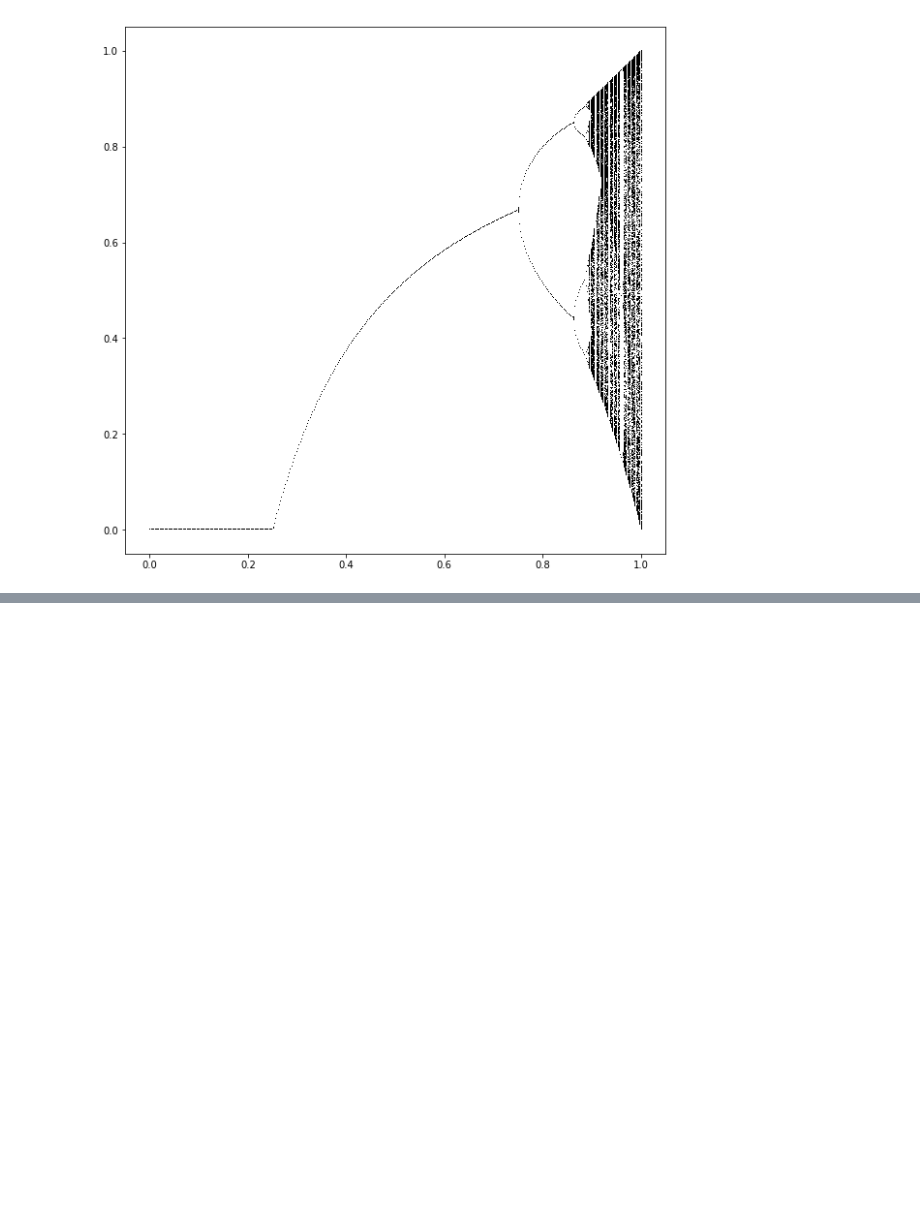
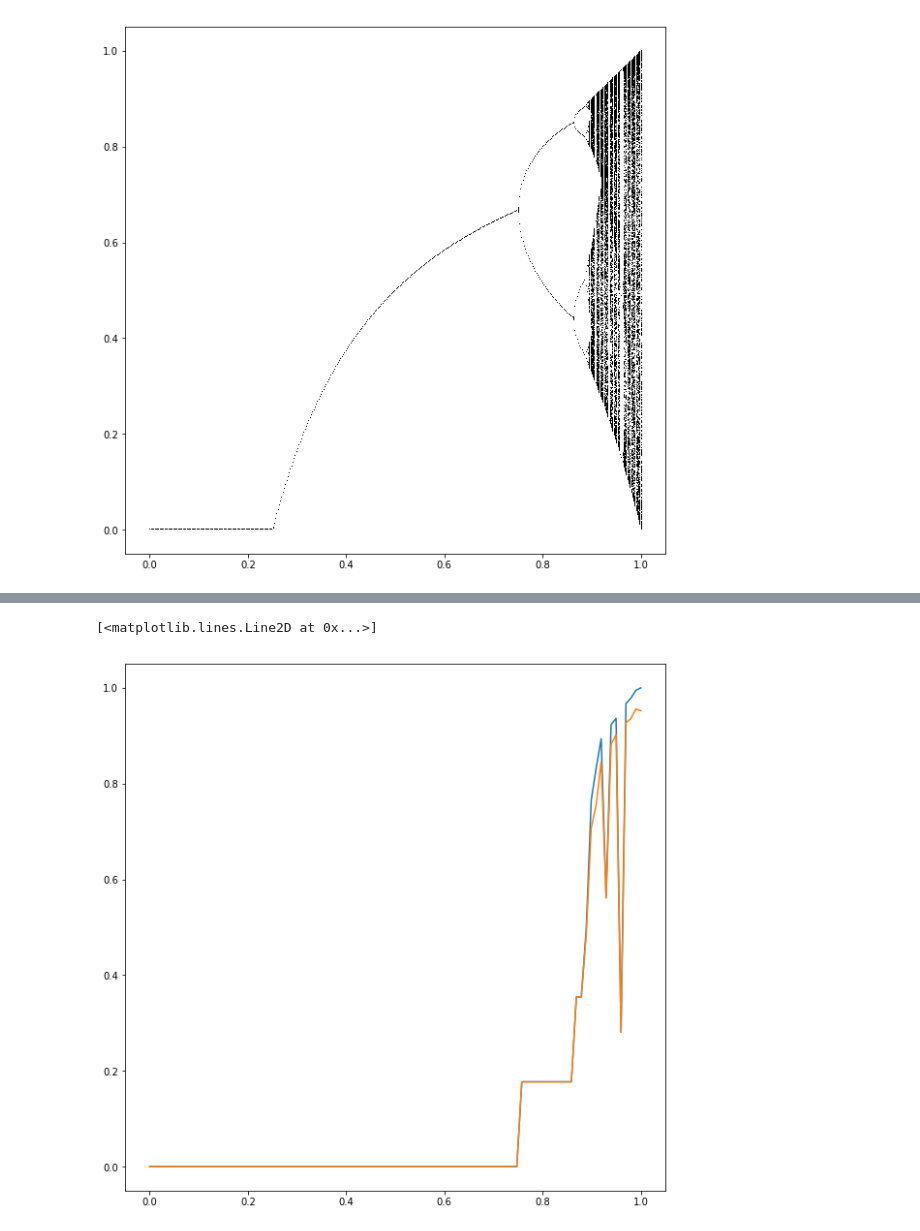
Before and after one commit to mathlov89/DiffegyProgFel, a Jupyter notebook: leckék/gyak6.ipynb, the cells around one changed output, grey strips where cells are left out. Drawn from its saved outputs; the diff is of its cells as text; code cells hidden in the pictures; blank space fills up the shorter version.

```diff
--- a/leckék/gyak6.ipynb
+++ b/leckék/gyak6.ipynb
@@ -100,0 +248,15 @@ Nincs egyetlen módja egy halmaz dimenziójának meghatározásának. Az edzés
+# %%
+mu = np.linspace(0.0, 1.0, 100)
+
+Dcap = np.array([cap_dim(y) for y in mu])
+Dinf = np.array([inf_dim(y) for y in mu])
+
+_, ax = plt.subplots(1, 1, figsize=(10, 10))
+
+ax.plot(mu, Dcap)
+ax.plot(mu, Dinf)
+
+# mu-->1 átmenetben 1-hez tart
+# %% [output]
+[<matplotlib.lines.Line2D at 0x...>]
+[figure, added]
```
Also changed, not shown: parts of 17 cells of this notebook.
